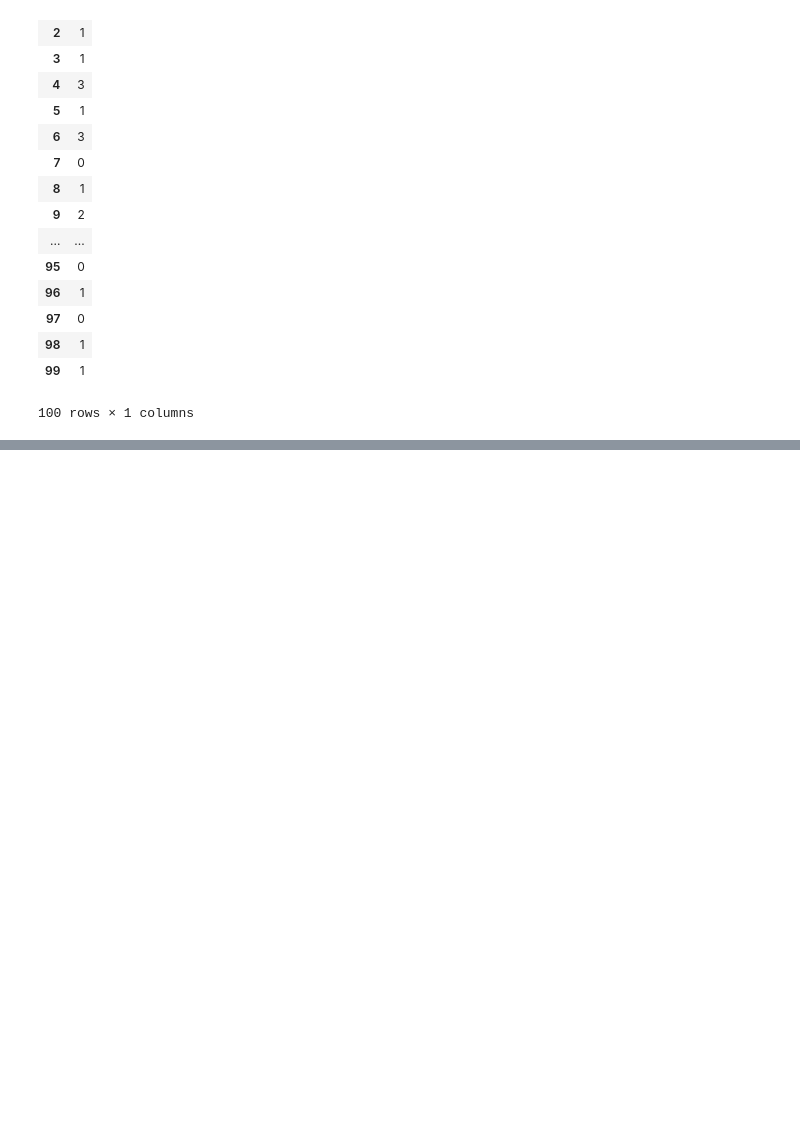
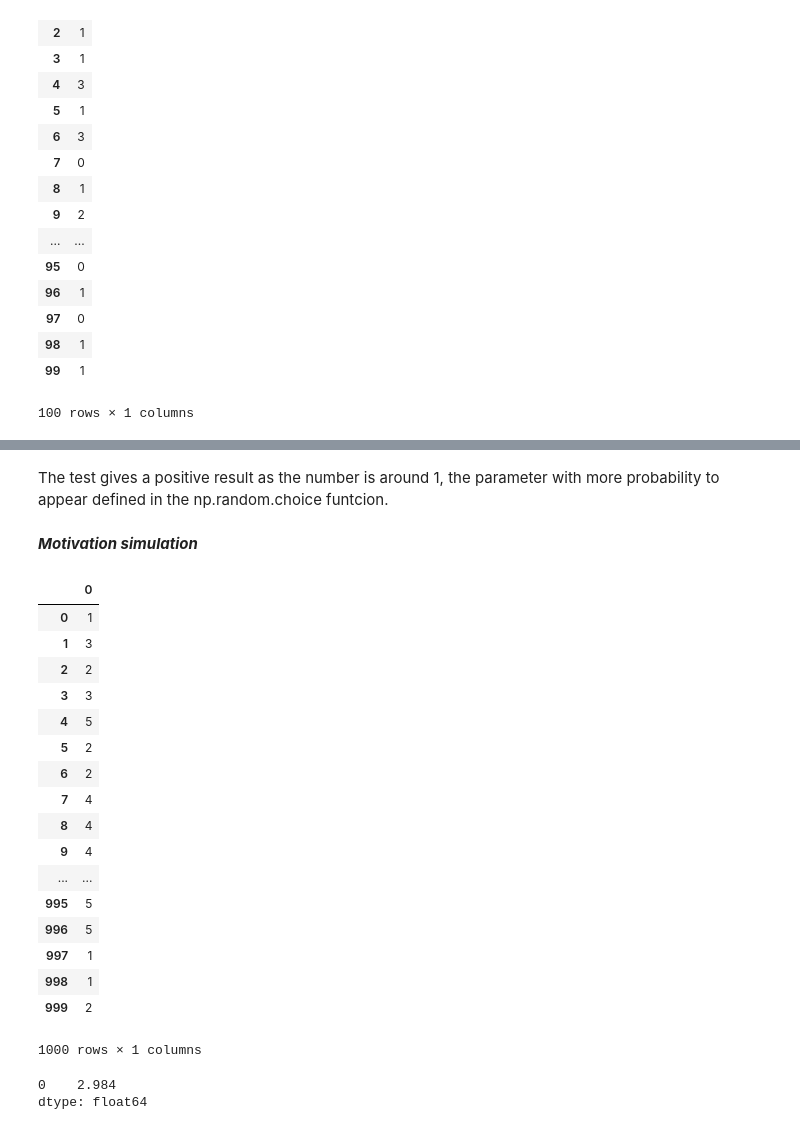
Before and after one commit to Nayade2lu/programming-data-a-project, a Jupyter notebook: Programming for data analysis Project.ipynb, the cells around one changed output, grey strips where cells are left out. Drawn from its saved outputs; the diff is of its cells as text; code cells hidden in the pictures; blank space fills up the shorter version.

Commit message:
motivation data set simulation

```diff
--- a/Programming for data analysis Project.ipynb
+++ b/Programming for data analysis Project.ipynb
@@ -264,0 +268,46 @@ dtype: float64
+# %% [markdown]
+The test gives a positive result as the number is around 1, the parameter with more probability to appear defined in the np.random.choice funtcion.
+# %% [markdown]
+**_Motivation simulation_**
+# %%
+#the motivation of the employees in a company would be totally specific to that company
+#here the parameters for this company
+
+No_motivated = 1
+Somehow_motivated = 2
+Motivated = 3
+Very_Motivated = 4
+Extremely_Motivated = 5
+
+#as the case will be specific to the company we will calculate a totally random distribution
+#Assuming that each value has the same probability of being choosen
+#Use randint to generate random integers from low (inclusive) to high (exclusive)
+#following the uniform distribution
+motivation= pd.DataFrame (np.random.randint(1,6, size=1000))
+# %%
+motivation
+# %% [output]
+|  | 0 |
+| 0 | 1 |
+| 1 | 3 |
+| 2 | 2 |
+| 3 | 3 |
+| 4 | 5 |
+| 5 | 2 |
+| 6 | 2 |
+| 7 | 4 |
+| 8 | 4 |
+| 9 | 4 |
+| ... | ... |
+| 995 | 5 |
+| 996 | 5 |
+| 997 | 1 |
+| 998 | 1 |
+| 999 | 2 |
+1000 rows × 1 columns
+# %%
+#small test on the data
+np.mean (motivation)
+# %% [output]
+0    2.984
+dtype: float64
```
Also changed, not shown: parts of 2 cells of this notebook.
